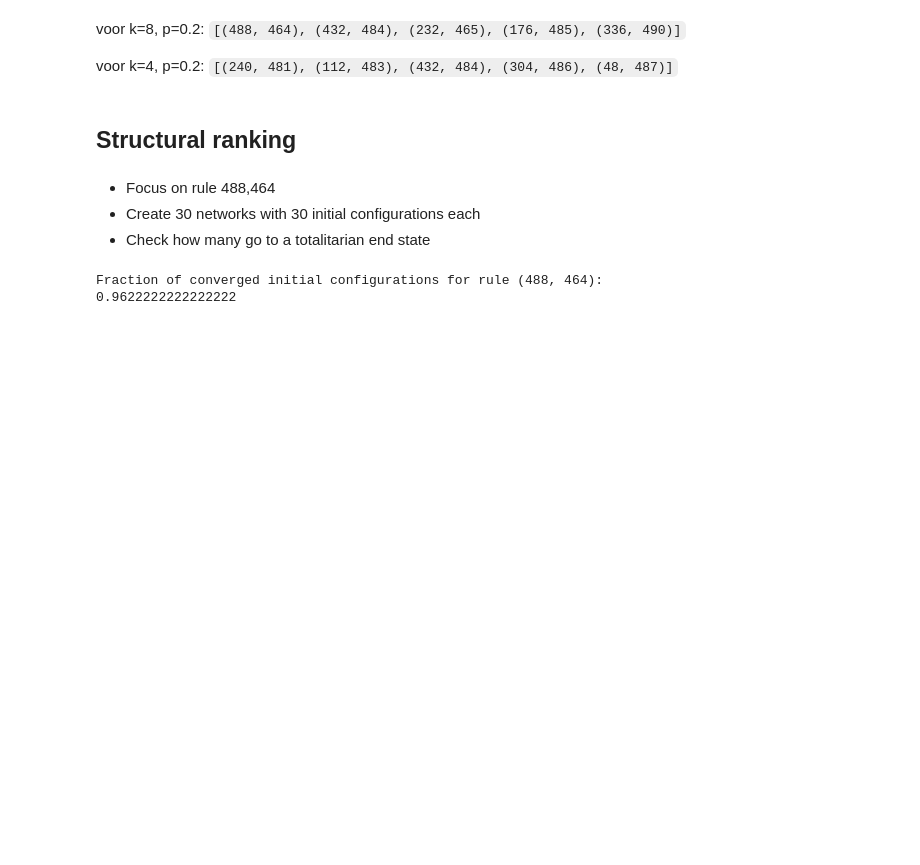
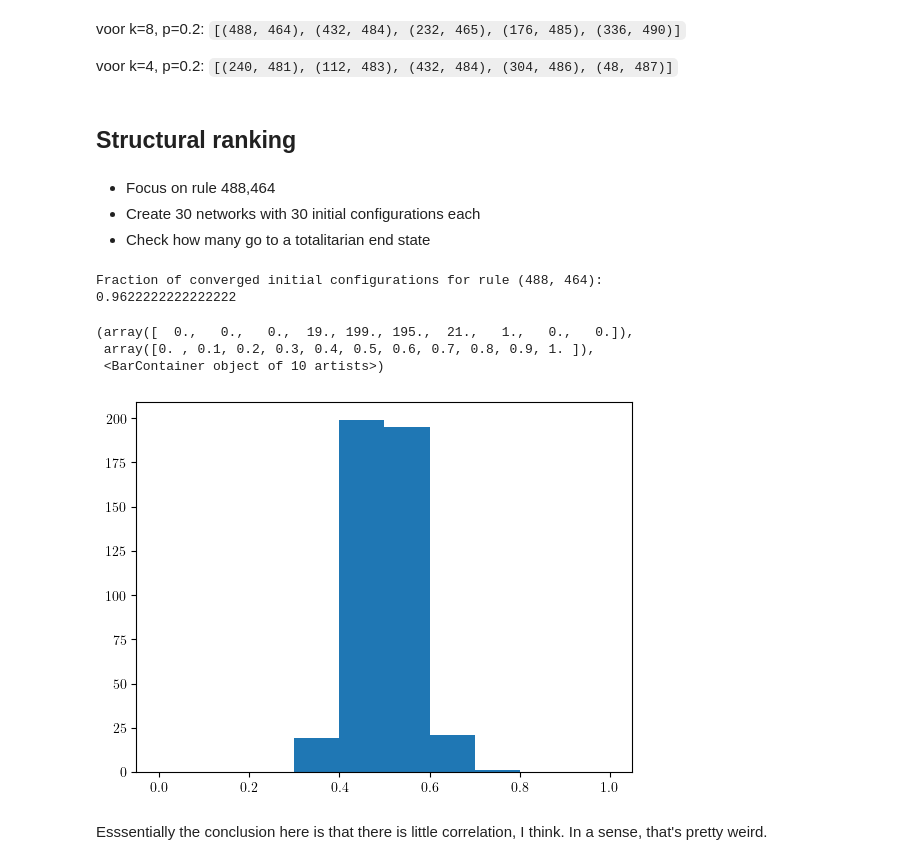
Before and after one commit to mrollier/network_automata_robustness, a Jupyter notebook: manuscript/impact_analysis-figures.ipynb, the cells around one changed output. Cells and saved outputs as stored; diff of their text form; code cells hidden in the pictures; blank space fills up the shorter version.

```diff
--- a/manuscript/impact_analysis-figures.ipynb
+++ b/manuscript/impact_analysis-figures.ipynb
@@ -1285,0 +1294,10 @@ for graph_key, data in tqdm(rule_488_464.items(), total=len(rule_488_464.items()
+# %%
+bins = np.linspace(0, 1, 11)
+plt.hist(fractions_betweenness, bins=bins)
+# %% [output]
+(array([  0.,   0.,   0.,  19., 199., 195.,  21.,   1.,   0.,   0.]),
+ array([0. , 0.1, 0.2, 0.3, 0.4, 0.5, 0.6, 0.7, 0.8, 0.9, 1. ]),
+ <BarContainer object of 10 artists>)
+[figure, added]
+# %% [markdown]
+Esssentially the conclusion here is that there is little correlation, I think. In a sense, that's pretty weird.
```
Also changed, not shown: parts of 7 cells of this notebook, 1 other file.
